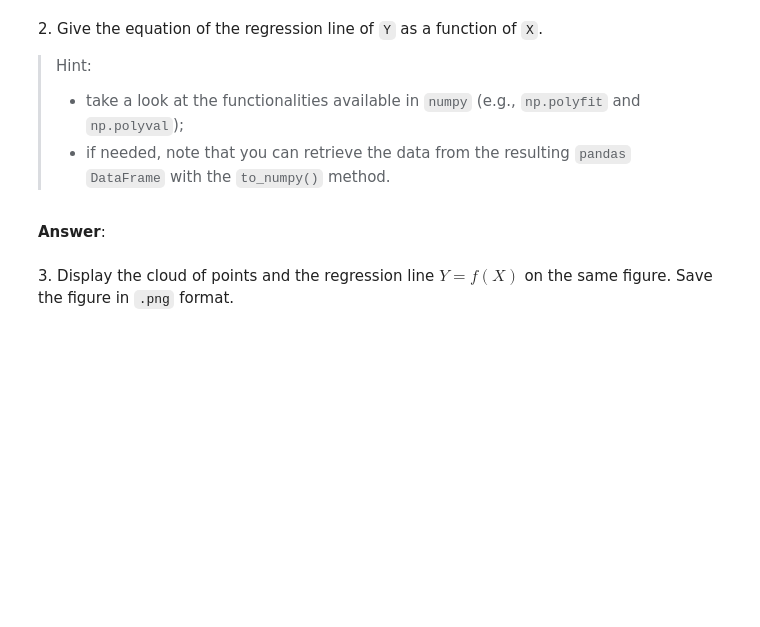
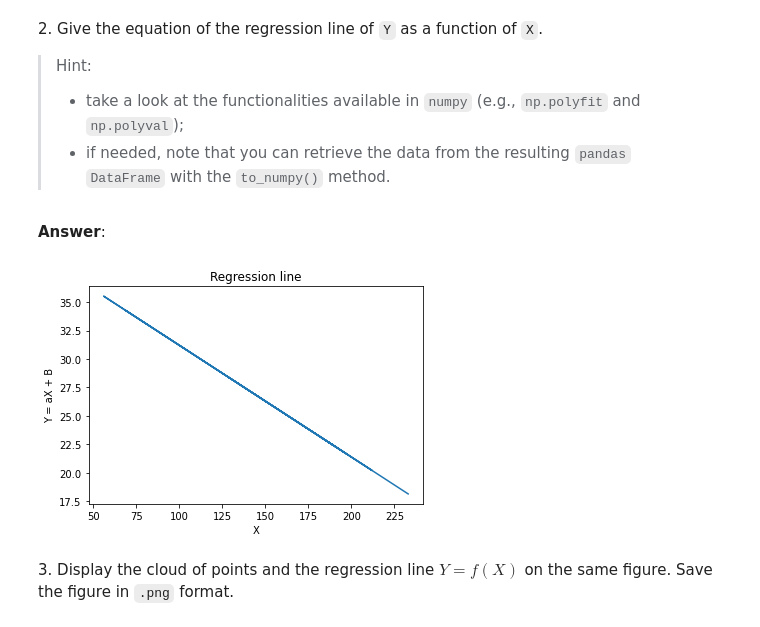
Before and after one commit to hichamomh/Python-labs, a Jupyter notebook: Labs/Lab2/lab2.ipynb, the cells around one changed output. Cells and saved outputs as stored; diff of their text form; code cells hidden in the pictures; blank space fills up the shorter version.

```diff
--- a/Labs/Lab2/lab2.ipynb
+++ b/Labs/Lab2/lab2.ipynb
@@ -142,3 +140,18 @@ df.describe()
+# %%
+# your code
+import numpy as np
+import matplotlib.pyplot as plt
+Regression_line = np.polyfit(df["X"],df["Y"],deg=1) #Regression coefficients
+X =np.array(df["X"])    #X values as an array
+B = Regression_line[1]*np.ones(len(X)) #Y =aX +B
+plt.figure()
+plt.plot(X,Regression_line[0]*X+B)
+plt.title("Regression line")
+plt.xlabel("X")
+plt.ylabel("Y = aX + B")
+plt.show()
+# %% [output]
+[figure, added]
 # %% [markdown]
 3\. Display the cloud of points and the regression line $Y = f(X)$ on the same figure. Save the figure in `.png` format.
 # %% [markdown]
```
Also changed, not shown: parts of 11 cells of this notebook.
